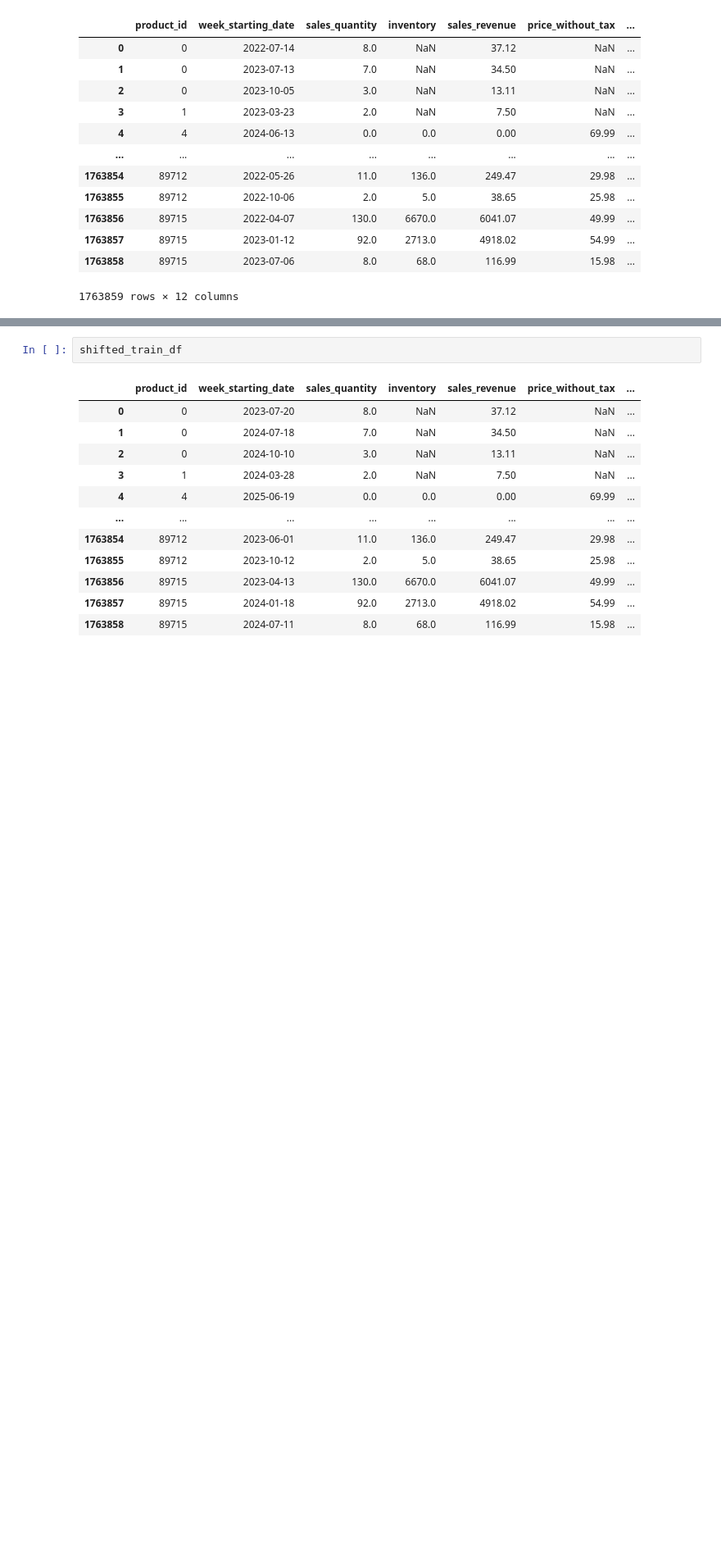
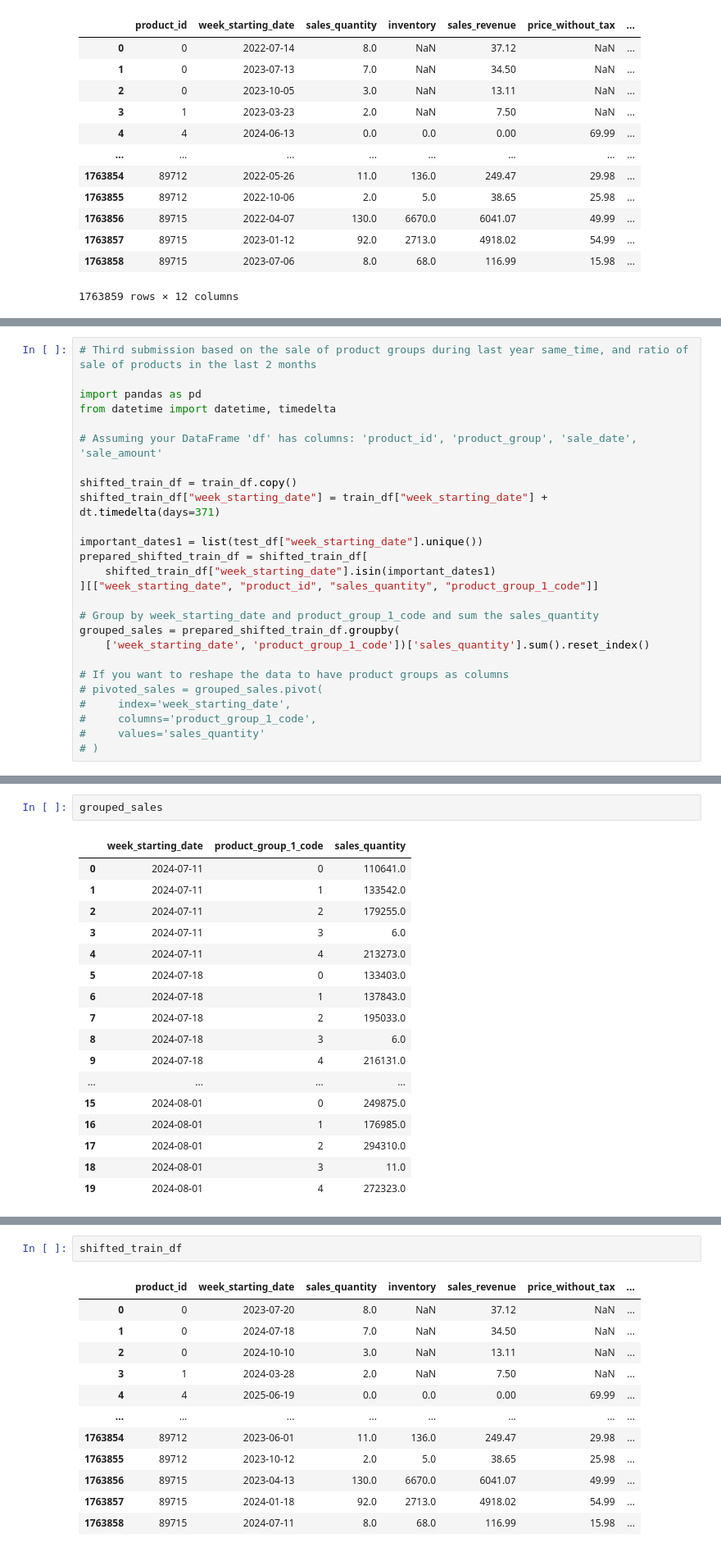
Before and after one commit to UmutToygarGoz/Algorun_24_Beyza_Toygar_TBD, a Jupyter notebook: Toygar_v.1.ipynb, the cells around one changed output, grey strips where cells are left out. Shown at 82% size. Cells and saved outputs as stored; diff of their text form; blank space fills up the shorter version.

Commit message:
third submission

```diff
--- a/Toygar_v.1.ipynb
+++ b/Toygar_v.1.ipynb
@@ -319,0 +350,26 @@ train_df
+# %%
+# Third submission based on the sale of product groups during last year same_time, and ratio of sale of products in the last 2 months
+
+import pandas as pd
+from datetime import datetime, timedelta
+
+# Assuming your DataFrame 'df' has columns: 'product_id', 'product_group', 'sale_date', 'sale_amount'
+
+shifted_train_df = train_df.copy()
+shifted_train_df["week_starting_date"] = train_df["week_starting_date"] + dt.timedelta(days=371)
+
+important_dates1 = list(test_df["week_starting_date"].unique())
+prepared_shifted_train_df = shifted_train_df[
+    shifted_train_df["week_starting_date"].isin(important_dates1)
+][["week_starting_date", "product_id", "sales_quantity", "product_group_1_code"]]
+
+# Group by week_starting_date and product_group_1_code and sum the sales_quantity
+grouped_sales = prepared_shifted_train_df.groupby(
+    ['week_starting_date', 'product_group_1_code'])['sales_quantity'].sum().reset_index()
+
+# If you want to reshape the data to have product groups as columns
+# pivoted_sales = grouped_sales.pivot(
+#     index='week_starting_date',
+#     columns='product_group_1_code',
+#     values='sales_quantity'
+# )
@@ -319,0 +515,20 @@ train_df
+# %%
+grouped_sales
+# %% [output]
+|  | week_starting_date | product_group_1_code | sales_quantity |
+| 0 | 2024-07-11 | 0 | 110641.0 |
+| 1 | 2024-07-11 | 1 | 133542.0 |
+| 2 | 2024-07-11 | 2 | 179255.0 |
+| 3 | 2024-07-11 | 3 | 6.0 |
+| 4 | 2024-07-11 | 4 | 213273.0 |
+| 5 | 2024-07-18 | 0 | 133403.0 |
+| 6 | 2024-07-18 | 1 | 137843.0 |
+| 7 | 2024-07-18 | 2 | 195033.0 |
+| 8 | 2024-07-18 | 3 | 6.0 |
+| 9 | 2024-07-18 | 4 | 216131.0 |
+| ... | ... | ... | ... |
+| 15 | 2024-08-01 | 0 | 249875.0 |
+| 16 | 2024-08-01 | 1 | 176985.0 |
+| 17 | 2024-08-01 | 2 | 294310.0 |
+| 18 | 2024-08-01 | 3 | 11.0 |
+| 19 | 2024-08-01 | 4 | 272323.0 |
```
Also changed, not shown: parts of 18 cells of this notebook, 1 other file.
